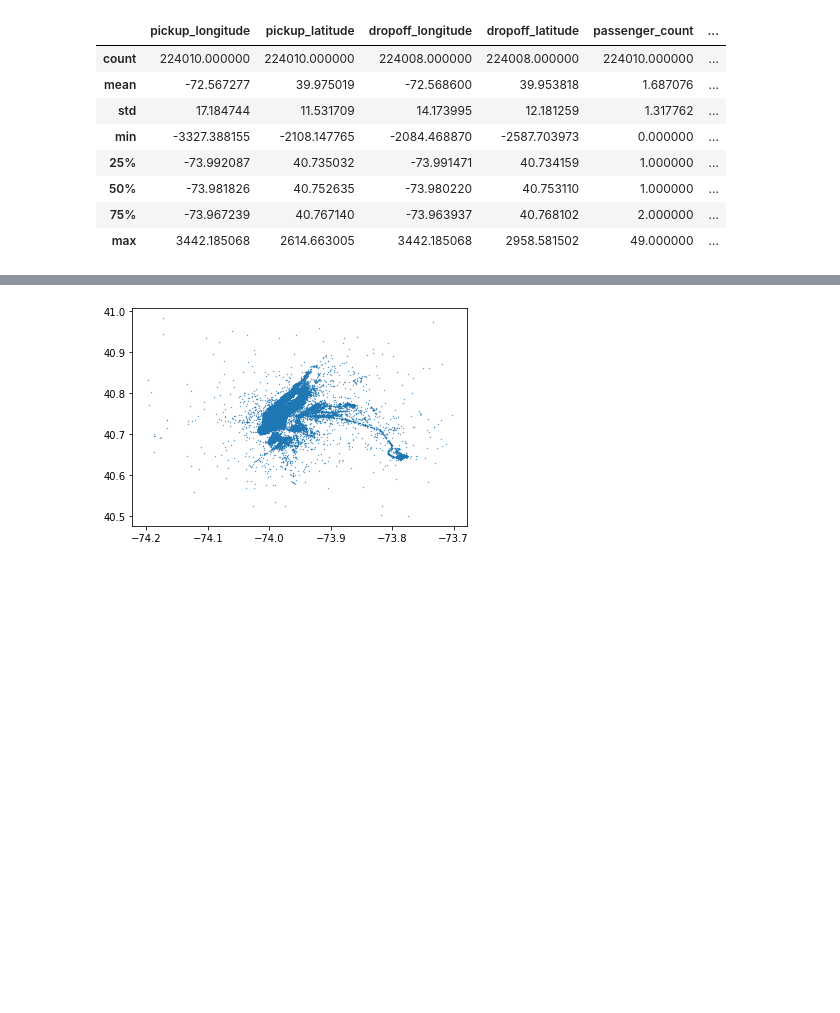
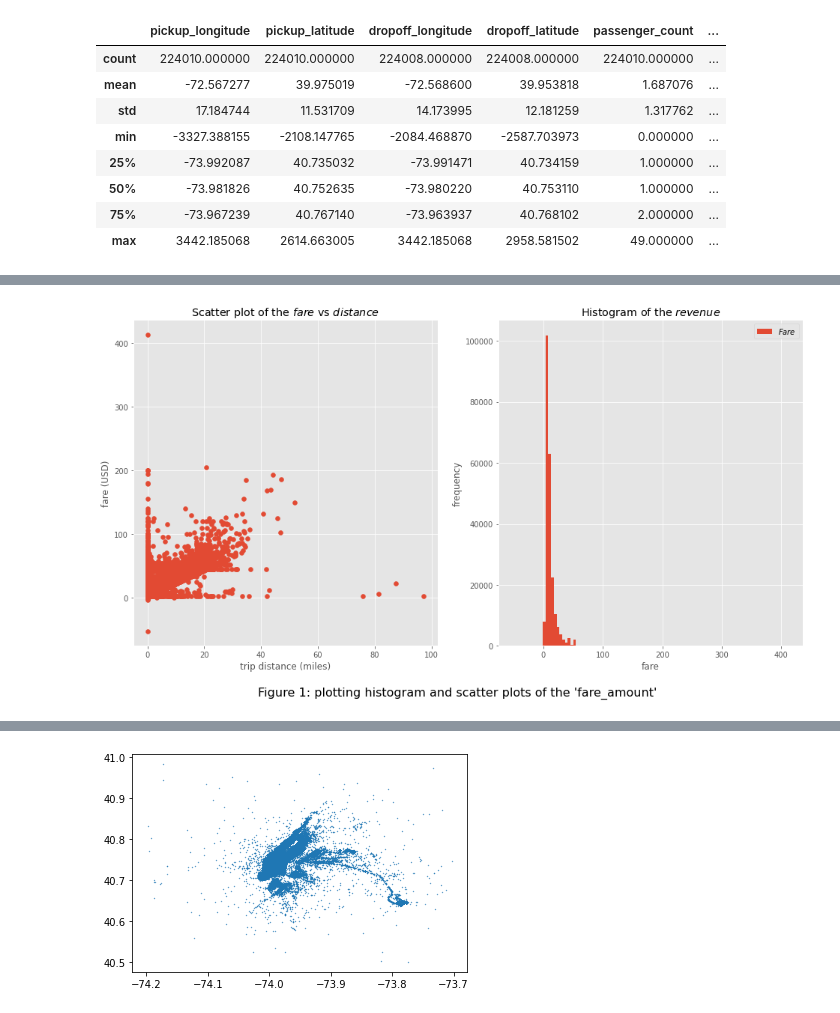
Before and after one commit to saberbf/BigData, a Jupyter notebook: Final/a_sample_explore_clean.ipynb, the cells around one changed output, grey strips where cells are left out. Saved outputs shown, nothing was run; the diff lists cells and outputs as text; code cells hidden in the pictures; blank space fills up the shorter version.

```diff
--- a/Final/a_sample_explore_clean.ipynb
+++ b/Final/a_sample_explore_clean.ipynb
@@ -153,0 +184,30 @@ Also, we can combine the sum of `fare_amount` and `tolls_amount` into a the `far
+# %%
+#Plotting
+
+num_bins = 100
+
+#creating plot axes
+fig = plt.figure(figsize=(16,8))
+caption = "Figure 1: plotting histogram and scatter plots of the 'fare_amount'"
+fig.text(0.5, 0.01, caption, wrap=True, horizontalalignment='center', fontsize=16)
+ax1 = fig.add_subplot(121)
+ax2 = fig.add_subplot(122)
+
+
+# the scatterplot of the 'fare_amount'
+ax1.scatter(x=trips.trip_distance, y=trips['fare_amount'], label="$Fare$")
+# ax1.legend()
+ax1.set_xlabel('trip distance (miles)')
+# ax1.set_xlim(0,100)
+ax1.set_ylabel('fare (USD)')
+ax1.set_title('Scatter plot of the $fare$ vs $distance$');
+
+# the histogram of the 'fare_amount'
+ax2.hist(trips['fare_amount'], bins=num_bins, label="$Fare$")
+ax2.legend()
+ax2.set_xlabel('fare')
+# ax2.set_xlim(0,100)
+ax2.set_ylabel('frequency')
+ax2.set_title('Histogram of the $revenue$');
+# %% [output]
+[figure, added]
```
Also changed, not shown: parts of 41 cells of this notebook.
